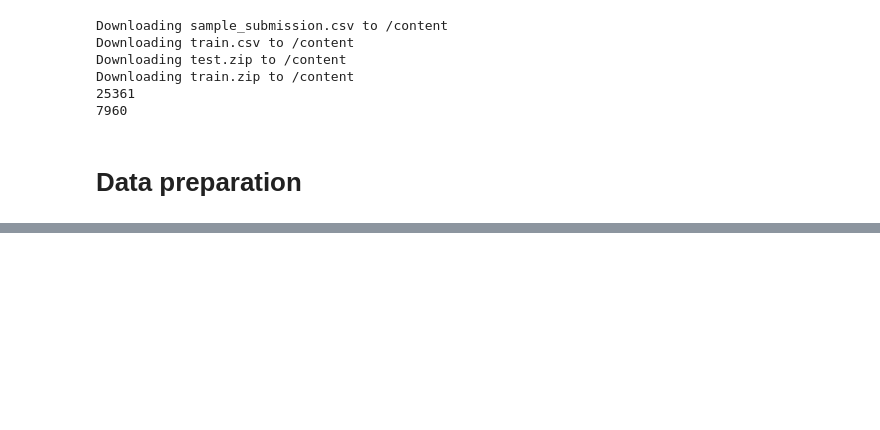
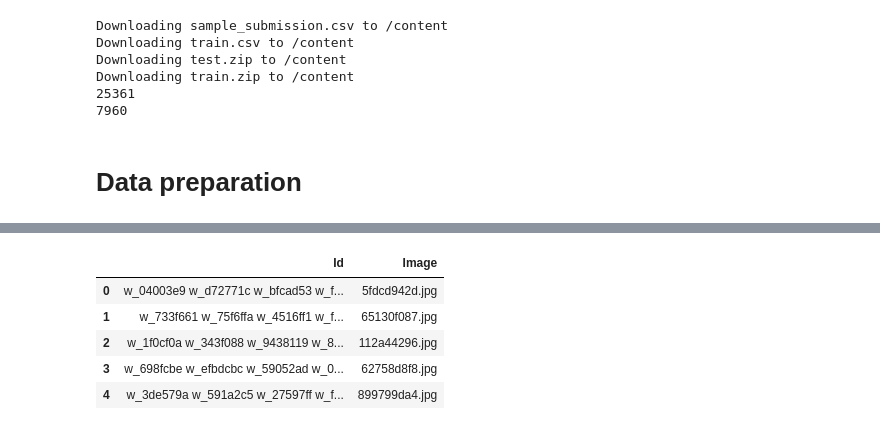
Before and after one commit to asmundur/deeplearning-finalproject, a Jupyter notebook: deep_learning_final_project.ipynb, the cells around one changed output, grey strips where cells are left out. Cells and saved outputs as stored; diff of their text form; code cells hidden in the pictures; blank space fills up the shorter version.

```diff
--- a/deep_learning_final_project.ipynb
+++ b/deep_learning_final_project.ipynb
@@ -155,0 +401,36 @@ fitting labels...
+# %%
+'''
+Now we generate a map of each
+index to an Id on the format
+{
+0: 'w_f48451c',
+1: 'w_c3d896a',
+2: 'w_20df2c5',
+...
+}
+'''
+labels = (train_generator.class_indices)
+labels = dict((v,k) for k,v in labels.items())
+# %%
+'''
+Here we prepare pred_ids, which is a list of lists containing
+the top 5 ids by name. For example, w_13ae3d4.
+'''
+from tqdm import tqdm
+#create empty list
+pred_ids = list()
+for i,row in enumerate(tqdm(pred_sorted)):
+    #create a temporary list to store the ids for a given image
+    temp_list = []
+    for j,value in enumerate(row):
+        #for each index in pred_sorted, append the real Id in temp_list
+        temp_list.append(labels[row[j]])
+    #append all 5 ids for a given image to pred_ids
+    #effectively creating a similar list to pred_sorted
+    #but with the real ids
+    pred_ids.append(temp_list)
+# %%
+'''create the final predictions by using all ids in a single string'''
+final_preds = []
+for i,top_5_ids in enumerate(pred_ids):
+    final_preds.append(' '.join(pred_ids[i]))
@@ -155,0 +441,15 @@ fitting labels...
+# %%
+# my_df_new = my_df[["c","a","b"]]
+
+submission = pd.DataFrame({"Image": os.listdir('./test'), "Id": final_preds})
+submission.to_csv("submission.csv", index = False, columns=["Image","Id"])
+submission.head()
+#
+# !kaggle competitions submit -c humpback-whale-identification -f submission.csv -m "Message"
+# %% [output]
+|  | Id | Image |
+| 0 | w_04003e9 w_d72771c w_bfcad53 w_f... | 5fdcd942d.jpg |
+| 1 | w_733f661 w_75f6ffa w_4516ff1 w_f... | 65130f087.jpg |
+| 2 | w_1f0cf0a w_343f088 w_9438119 w_8... | 112a44296.jpg |
+| 3 | w_698fcbe w_efbdcbc w_59052ad w_0... | 62758d8f8.jpg |
+| 4 | w_3de579a w_591a2c5 w_27597ff w_f... | 899799da4.jpg |
```
Also changed, not shown: parts of 18 cells of this notebook.
